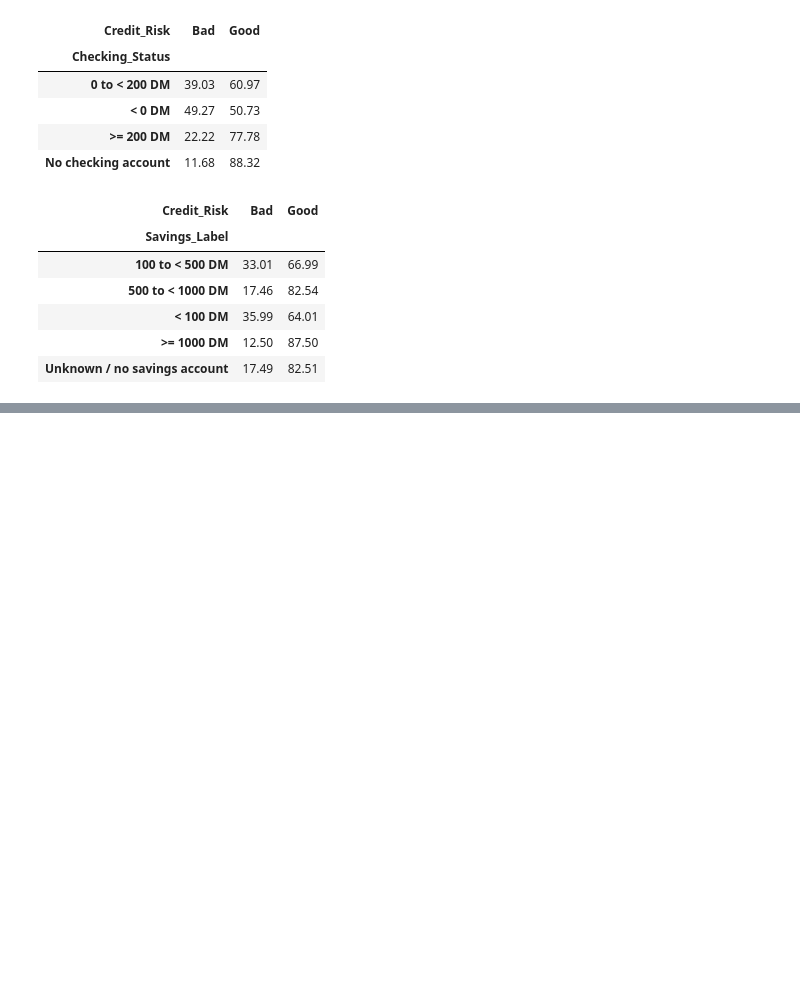
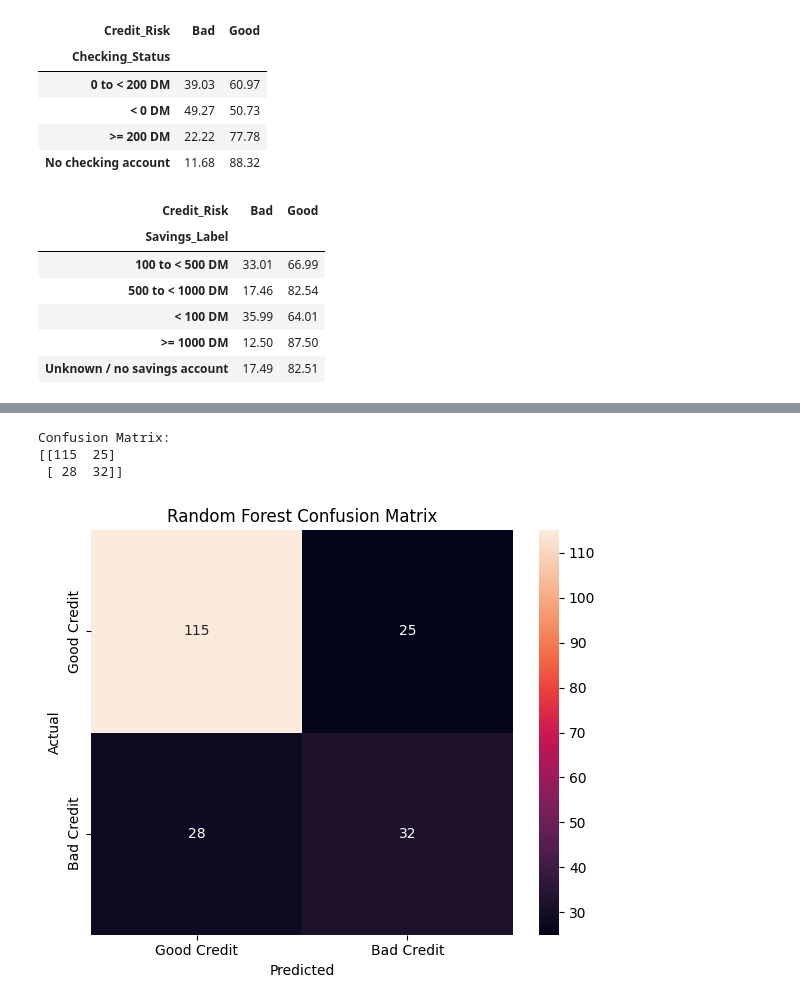
Before and after one commit to Darshh16/Credit_Risk_Analysis, a Jupyter notebook: notebooks/credit_risk_analysis.ipynb, the cells around one changed output, grey strips where cells are left out. Cells and saved outputs as stored; diff of their text form; code cells hidden in the pictures; blank space fills up the shorter version.

Commit message:
Model training completed

```diff
--- a/notebooks/credit_risk_analysis.ipynb
+++ b/notebooks/credit_risk_analysis.ipynb
@@ -907,0 +1037,10 @@ savings_labeled.round(2)
+# %%
+pipelines = {}
+
+for name, model in models.items():
+    pipelines[name] = Pipeline(
+        steps=[
+            ("preprocessor", preprocessor),
+            ("model", model)
+        ]
+    )
@@ -907,0 +1084,11 @@ savings_labeled.round(2)
+# %%
+best_model_name = "Random Forest"
+best_model = pipelines[best_model_name]
+
+y_pred_rf = best_model.predict(X_test)
+
+print(classification_report(
+    y_test,
+    y_pred_rf,
+    target_names=["Good Credit", "Bad Credit"]
+))
@@ -907,0 +1104,28 @@ savings_labeled.round(2)
+# %%
+cm = confusion_matrix(y_test, y_pred_rf)
+
+print("Confusion Matrix:")
+print(cm)
+# %% [output]
+Confusion Matrix:
+[[115  25]
+ [ 28  32]]
+# %%
+plt.figure(figsize=(6, 5))
+
+sns.heatmap(
+    cm,
+    annot=True,
+    fmt="d",
+    xticklabels=["Good Credit", "Bad Credit"],
+    yticklabels=["Good Credit", "Bad Credit"]
+)
+
+plt.title("Random Forest Confusion Matrix")
+plt.xlabel("Predicted")
+plt.ylabel("Actual")
+
+plt.tight_layout()
+plt.show()
+# %% [output]
+[figure, added]
```
Also changed, not shown: parts of 8 cells of this notebook.
